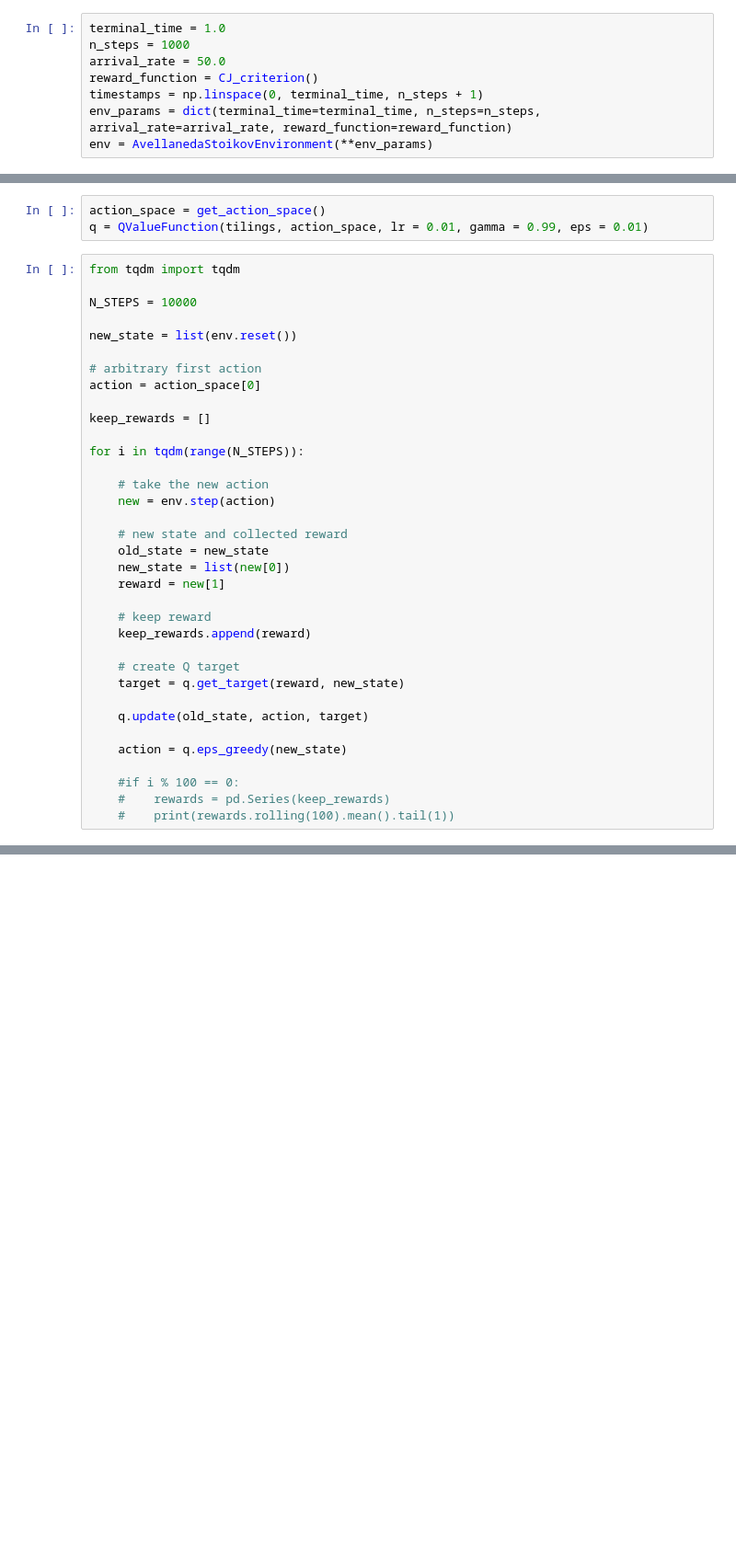
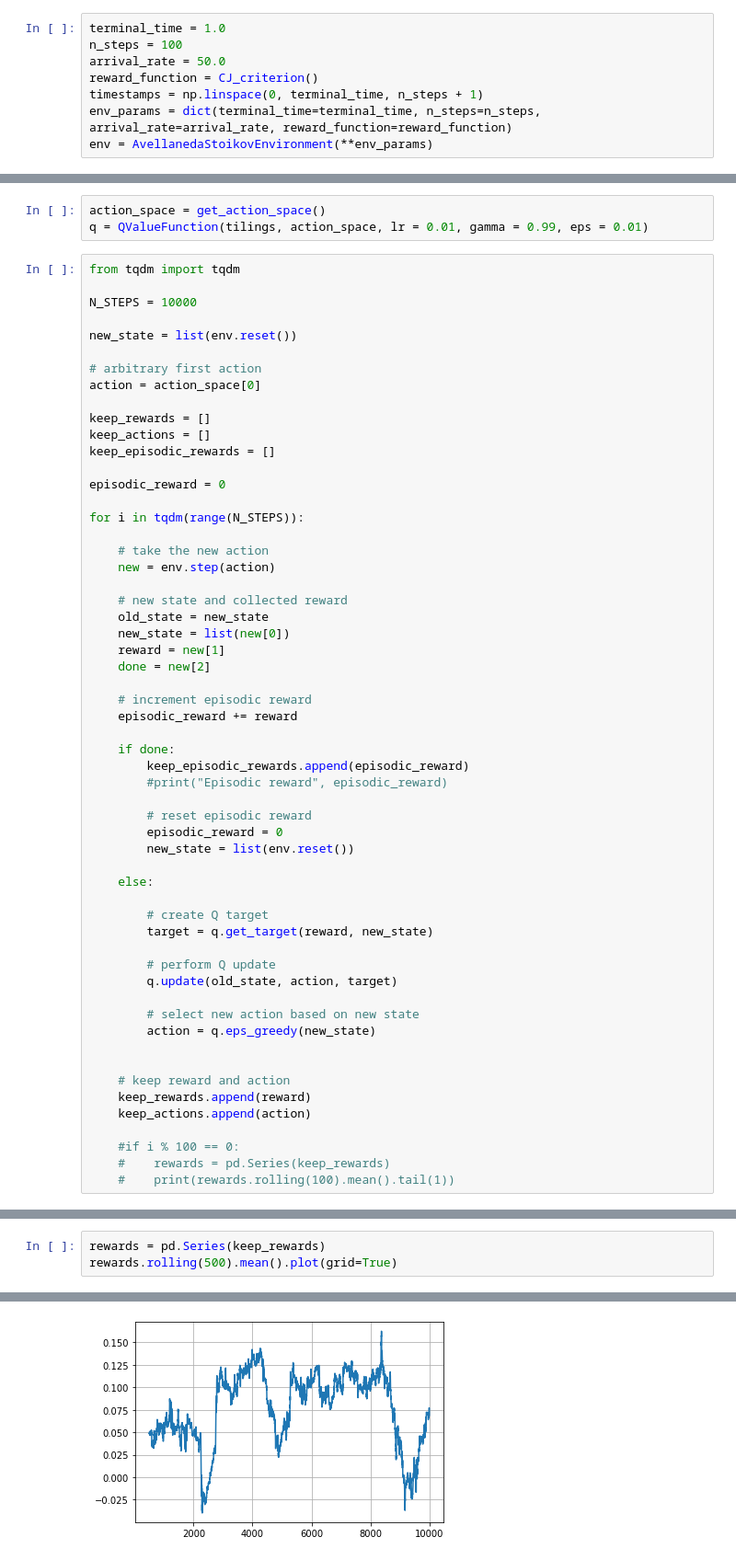
Before and after one commit to JJJerome/mbt_gym, a Jupyter notebook: notebooks/Learning-CJ-with-Qtile.ipynb, the cells around one changed output, grey strips where cells are left out. Shown at 92% size. Cells and saved outputs as stored; diff of their text form; blank space fills up the shorter version.

Commit message:
reset episode after "done"

```diff
--- a/notebooks/Learning-CJ-with-Qtile.ipynb
+++ b/notebooks/Learning-CJ-with-Qtile.ipynb
@@ -13,7 +13,7 @@ from DRL4AMM.rewards.RewardFunctions import PnL, CJ_criterion
 from DRL4AMM.tile_coding.tile_coding import *
 # %%
 terminal_time = 1.0
-n_steps = 1000
+n_steps = 100
 arrival_rate = 50.0
 reward_function = CJ_criterion()
 timestamps = np.linspace(0, terminal_time, n_steps + 1)
@@ -65,6 +68,10 @@ new_state = list(env.reset())
 action = action_space[0]
 
 keep_rewards = []
+keep_actions = []
+keep_episodic_rewards = []
+
+episodic_reward = 0
 
 for i in tqdm(range(N_STEPS)):
 
@@ -75,16 +82,34 @@ for i in tqdm(range(N_STEPS)):
     old_state = new_state
     new_state = list(new[0])
     reward = new[1]
+    done = new[2]
 
-    # keep reward
+    # increment episodic reward
+    episodic_reward += reward
+
+    if done:
+        keep_episodic_rewards.append(episodic_reward)
+        #print("Episodic reward", episodic_reward)
+
+        # reset episodic reward
+        episodic_reward = 0
+        new_state = list(env.reset())
+
+    else:
+
+        # create Q target
+        target = q.get_target(reward, new_state)
+
+        # perform Q update
+        q.update(old_state, action, target)
+
+        # select new action based on new state
+        action = q.eps_greedy(new_state)
+
+
+    # keep reward and action
     keep_rewards.append(reward)
-
-    # create Q target
-    target = q.get_target(reward, new_state)
-
-    q.update(old_state, action, target)
-
-    action = q.eps_greedy(new_state)
+    keep_actions.append(action)
 
     #if i % 100 == 0:
     #    rewards = pd.Series(keep_rewards)
@@ -94,0 +117,4 @@ plt.plot(rewards.rolling(500).mean())
+# %%
+rewards = pd.Series(keep_rewards)
+rewards.rolling(500).mean().plot(grid=True)
+# %% [output]
@@ -94,0 +122 @@ plt.plot(rewards.rolling(500).mean())
+[figure, added]
```
Also changed, not shown: parts of 9 cells of this notebook.
